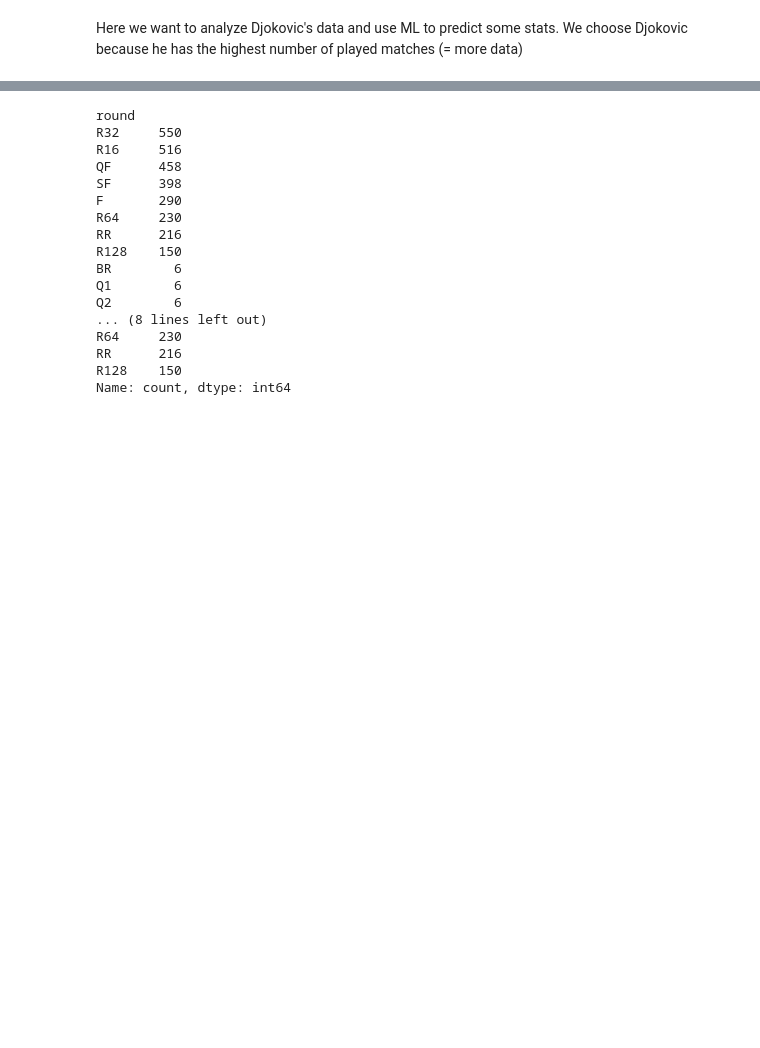
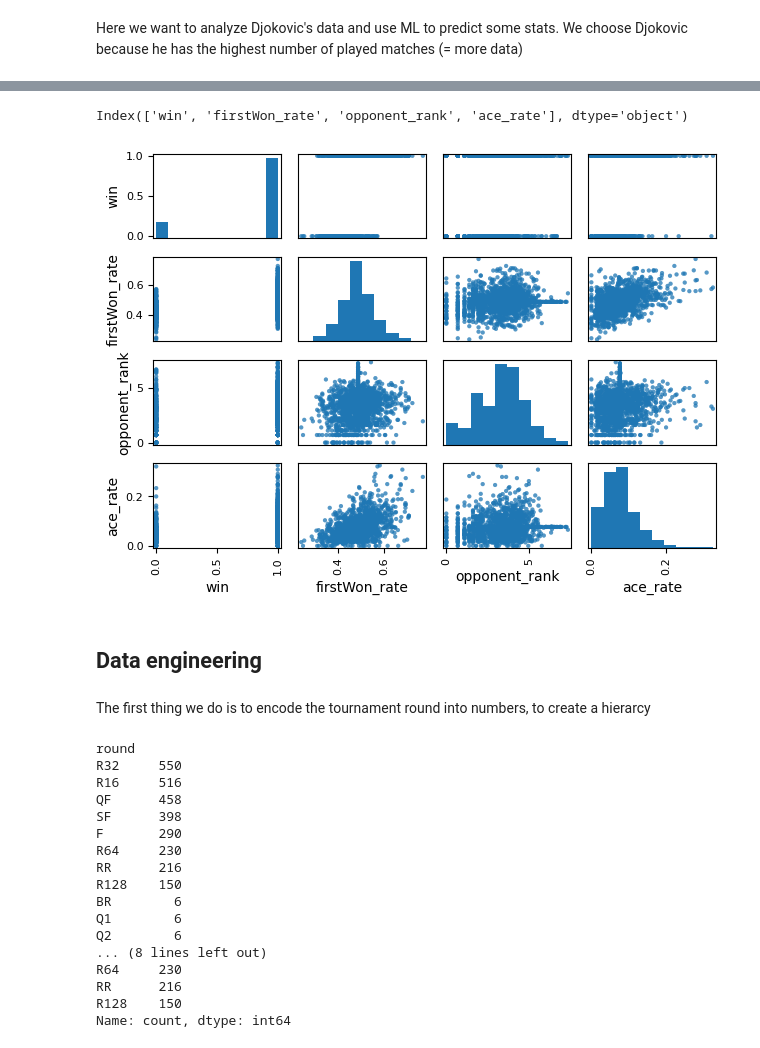
Before and after one commit to Matteo294/ATP-analysis, a Jupyter notebook: MLmodel/ml.ipynb, the cells around one changed output, grey strips where cells are left out. Saved outputs shown, nothing was run; the diff lists cells and outputs as text; code cells hidden in the pictures; blank space fills up the shorter version.

```diff
--- a/MLmodel/ml.ipynb
+++ b/MLmodel/ml.ipynb
@@ -69,0 +198,4 @@ display_scrollable_table(df)
+# %%
+print(df.columns)
+corr_matrix = df.select_dtypes(include="float64").corr()
+corr_matrix.style.background_gradient(cmap='coolwarm')
@@ -70 +231,27 @@ display_scrollable_table(df)
+# %%
+top4 = corr_matrix["win"].sort_values(ascending=False)[:4]
+print(top4.index)
+# %% [output]
+Index(['win', 'firstWon_rate', 'opponent_rank', 'ace_rate'], dtype='object')
+# %%
+features = top4.index
+axes = pd.plotting.scatter_matrix(df[features])
+
+'''pl[3][0].set_xlabel("w")
+pl[3][1].set_xlabel("o1stw%")
+pl[3][2].set_xlabel("sp%")
+pl[3][3].set_xlabel("osp%")
+pl[0][0].set_ylabel("w")
+pl[1][0].set_ylabel("o1stw%")
+pl[2][0].set_ylabel("sp%")
+pl[3][0].set_ylabel("osp%")
+print(pl[3])'''
+plt.tight_layout()
+plt.savefig("figures/scatter.pdf")
+# %% [output]
+[figure, added]
+# %% [markdown]
+## Data engineering
+# %% [markdown]
+The first thing we do is to encode the tournament round into numbers, to create a hierarcy
 # %%
```
Also changed, not shown: parts of 32 cells of this notebook, 1 other file.
